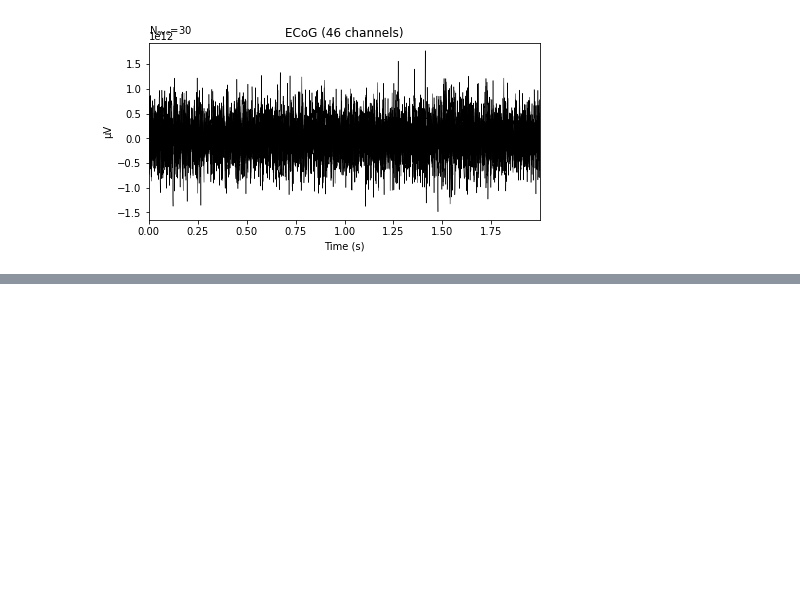
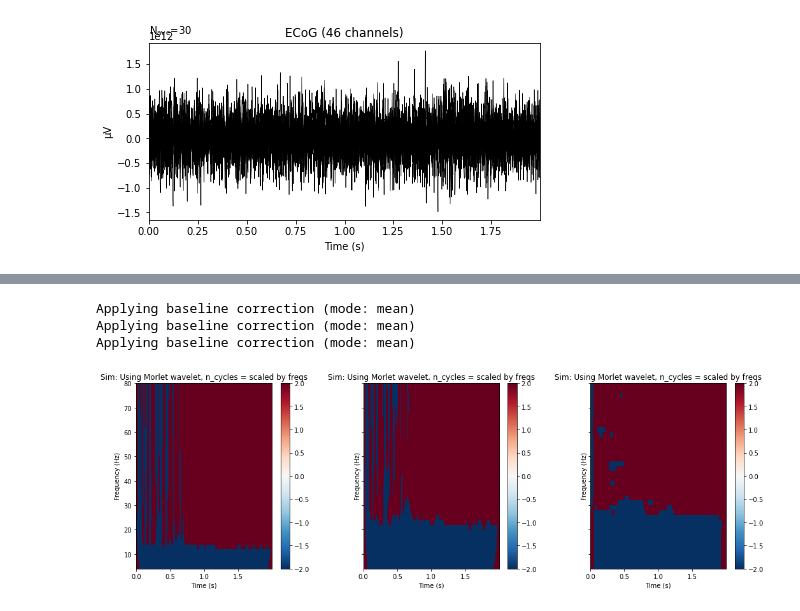
Before and after one commit to Xianhui-He/Raclette-Group-2-ECoG-Motor-Imagery, a Jupyter notebook: Motor_Imagery_Dataset_Data_Wrangling_Preprocessing_Hanif.ipynb, the cells around one changed output, grey strips where cells are left out. Saved outputs shown, nothing was run; the diff lists cells and outputs as text; code cells hidden in the pictures; blank space fills up the shorter version.

```diff
--- a/Motor_Imagery_Dataset_Data_Wrangling_Preprocessing_Hanif.ipynb
+++ b/Motor_Imagery_Dataset_Data_Wrangling_Preprocessing_Hanif.ipynb
@@ -174,3 +174,26 @@ Applying baseline correction (mode: mean)
+# %%
+# Time-Frequency Decomposition Using Morlet Wavelet
+
+# TODO: This Is Just Preliminary Stuffs, Further Study on Its Parameters & Preprocessing Required
+
+freqs = np.arange(5., 80., 2.)
+vmin, vmax = -2., 2.  # Define our color limits.
+
+fig, axs = plt.subplots(1, 3, figsize=(15, 5), sharey=True)
+all_n_cycles = [1, 3, freqs / 2.]
+for n_cycles, ax in zip(all_n_cycles, axs):
+    power = tfr_morlet(hand_epochs_real[0], freqs=freqs,
+                       n_cycles=n_cycles, return_itc=False, picks=20)
+    power.plot([0], baseline=(0., 0.1), mode='mean', vmin=vmin, vmax=vmax,
+               axes=ax, show=False, colorbar=True)
+    n_cycles = 'scaled by freqs'
+    ax.set_title('Sim: Using Morlet wavelet, n_cycles = %s' % n_cycles)
+plt.tight_layout()
+# %% [output]
+Applying baseline correction (mode: mean)
+Applying baseline correction (mode: mean)
+Applying baseline correction (mode: mean)
+[figure, added]
 # %%
 #@title Deprecated Codes
 
```
Also changed, not shown: parts of 2 cells of this notebook.
